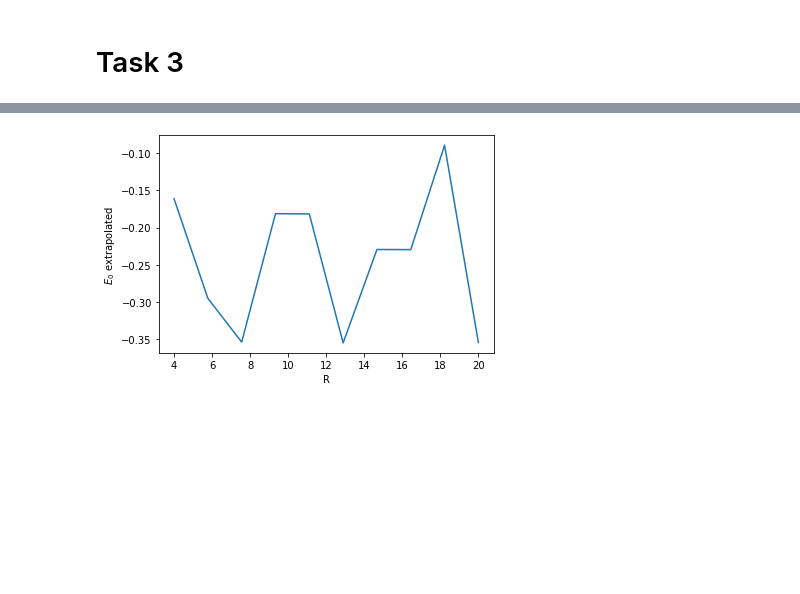
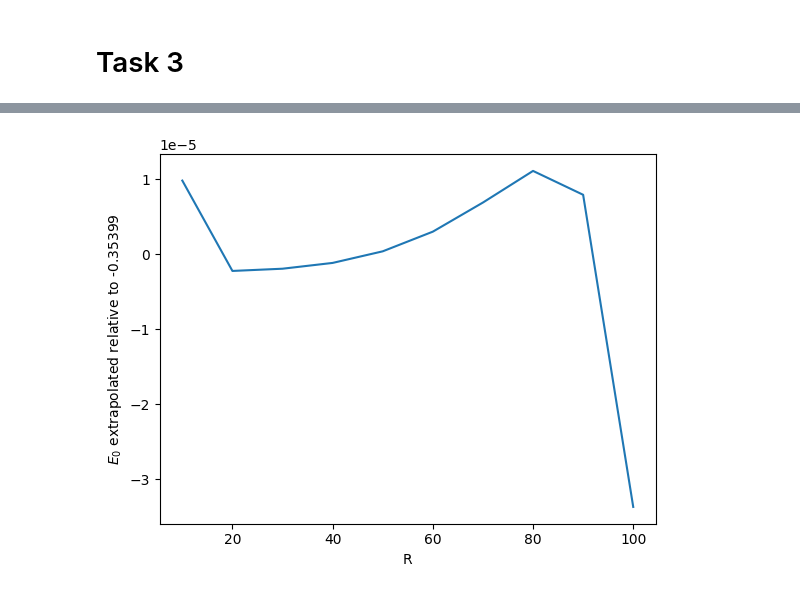
Before and after one commit to MrKozelberg/gaussian_wall, a Jupyter notebook: task_2/task_2.ipynb, the cells around one changed output, grey strips where cells are left out. Cells and saved outputs as stored; diff of their text form; code cells hidden in the pictures; blank space fills up the shorter version.

```diff
--- a/task_2/task_2.ipynb
+++ b/task_2/task_2.ipynb
@@ -276,7 +259,0 @@ for i in range(len(e0)):
-# %%
-plt.plot(r, e0_pres)
-plt.xlabel('R')
-plt.ylabel(r'$E_0$ extrapolated')
-plt.savefig('figures/E0_extrapolated.pdf', bbox_inches='tight')
-# %% [output]
-[figure, removed]
@@ -286,2 +265,9 @@ z[z==0] = np.nan
+# %%
+plt.plot(r, e0_pres-e0_pres.mean())
+plt.xlabel('R')
+plt.ylabel(fr'$E_0$ extrapolated relative to {e0_pres.mean():0.5f}')
+plt.savefig('figures/E0_extrapolated.pdf', bbox_inches='tight')
+# %% [output]
+[figure, added]
 # %%
 fig, ax = plt.subplots(1, 1, figsize=(8,9))
```
Also changed, not shown: parts of 10 cells of this notebook, 19 other files.
